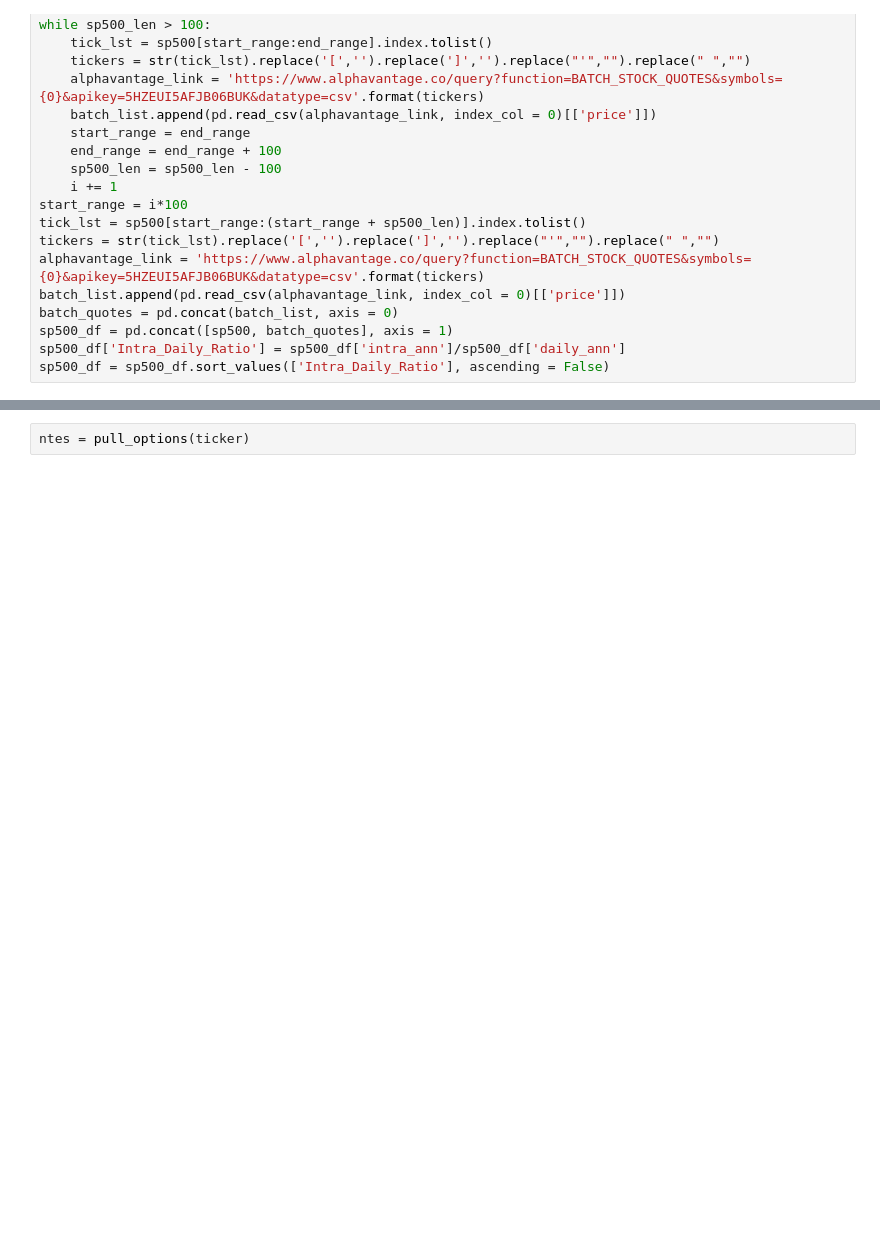
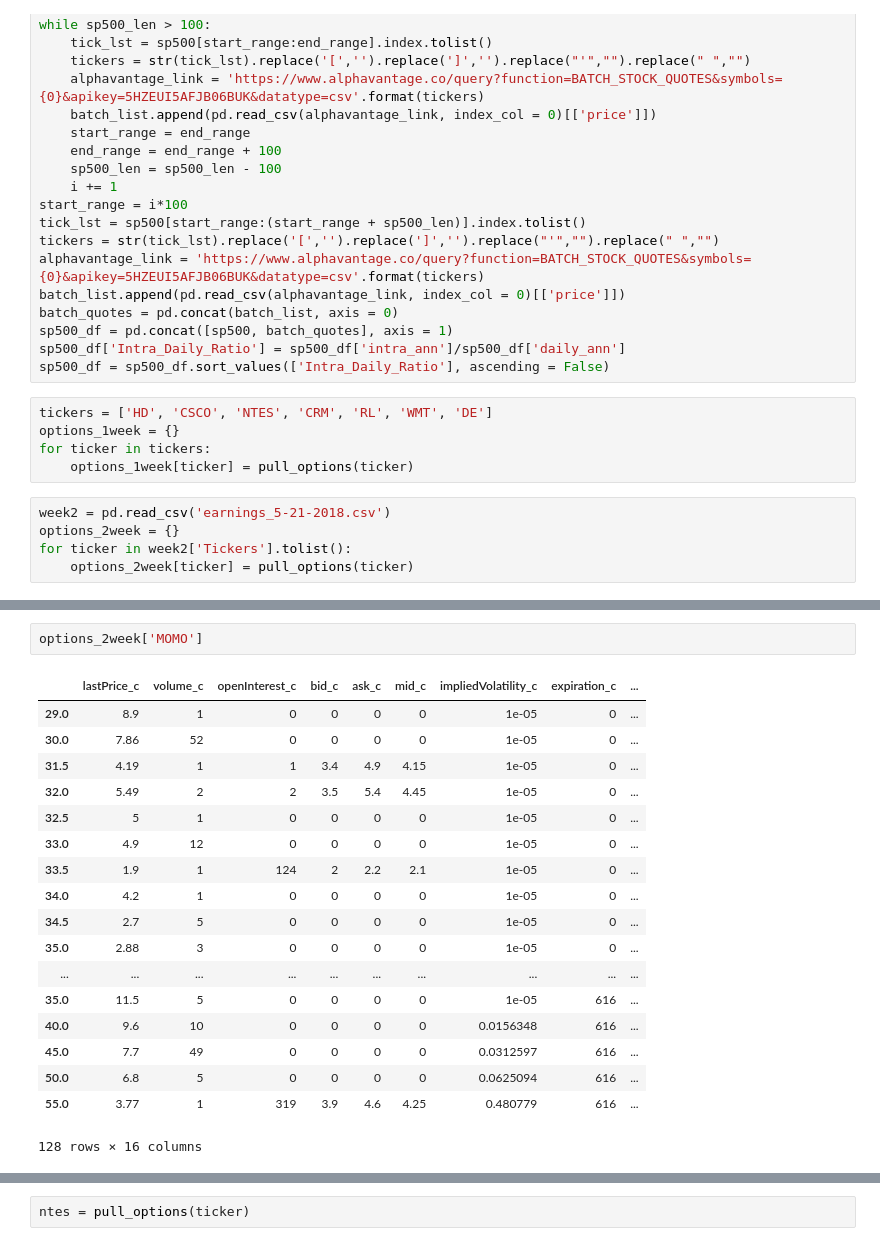
Before and after one commit to auto-d1dact/SPX-Put-Selling, a Jupyter notebook: Live Data Pulling/Day Trading Options - Augen.ipynb, the cells around one changed output, grey strips where cells are left out. Drawn from its saved outputs; the diff is of its cells as text; blank space fills up the shorter version.

Commit message:
updated earning

```diff
--- a/Live Data Pulling/Day Trading Options - Augen.ipynb
+++ b/Live Data Pulling/Day Trading Options - Augen.ipynb
@@ -367,3 +330,13 @@ batch_quotes = pd.concat(batch_list, axis = 0)
 sp500_df = pd.concat([sp500, batch_quotes], axis = 1)
 sp500_df['Intra_Daily_Ratio'] = sp500_df['intra_ann']/sp500_df['daily_ann']
 sp500_df = sp500_df.sort_values(['Intra_Daily_Ratio'], ascending = False)
+# %%
+tickers = ['HD', 'CSCO', 'NTES', 'CRM', 'RL', 'WMT', 'DE']
+options_1week = {}
+for ticker in tickers:
+    options_1week[ticker] = pull_options(ticker)
+# %%
+week2 = pd.read_csv('earnings_5-21-2018.csv')
+options_2week = {}
+for ticker in week2['Tickers'].tolist():
+    options_2week[ticker] = pull_options(ticker)
@@ -369,0 +364,21 @@ sp500_df = sp500_df.sort_values(['Intra_Daily_Ratio'], ascending = False)
+# %%
+options_2week['MOMO']
+# %% [output]
+|  | lastPrice_c | volume_c | openInterest_c | bid_c | ask_c | mid_c | impliedVolatility_c | expiration_c | ... |
+| 29.0 | 8.9 | 1 | 0 | 0 | 0 | 0 | 1e-05 | 0 | ... |
+| 30.0 | 7.86 | 52 | 0 | 0 | 0 | 0 | 1e-05 | 0 | ... |
+| 31.5 | 4.19 | 1 | 1 | 3.4 | 4.9 | 4.15 | 1e-05 | 0 | ... |
+| 32.0 | 5.49 | 2 | 2 | 3.5 | 5.4 | 4.45 | 1e-05 | 0 | ... |
+| 32.5 | 5 | 1 | 0 | 0 | 0 | 0 | 1e-05 | 0 | ... |
+| 33.0 | 4.9 | 12 | 0 | 0 | 0 | 0 | 1e-05 | 0 | ... |
+| 33.5 | 1.9 | 1 | 124 | 2 | 2.2 | 2.1 | 1e-05 | 0 | ... |
+| 34.0 | 4.2 | 1 | 0 | 0 | 0 | 0 | 1e-05 | 0 | ... |
+| 34.5 | 2.7 | 5 | 0 | 0 | 0 | 0 | 1e-05 | 0 | ... |
+| 35.0 | 2.88 | 3 | 0 | 0 | 0 | 0 | 1e-05 | 0 | ... |
+| ... | ... | ... | ... | ... | ... | ... | ... | ... | ... |
+| 35.0 | 11.5 | 5 | 0 | 0 | 0 | 0 | 1e-05 | 616 | ... |
+| 40.0 | 9.6 | 10 | 0 | 0 | 0 | 0 | 0.0156348 | 616 | ... |
+| 45.0 | 7.7 | 49 | 0 | 0 | 0 | 0 | 0.0312597 | 616 | ... |
+| 50.0 | 6.8 | 5 | 0 | 0 | 0 | 0 | 0.0625094 | 616 | ... |
+| 55.0 | 3.77 | 1 | 319 | 3.9 | 4.6 | 4.25 | 0.480779 | 616 | ... |
+128 rows × 16 columns
```
Also changed, not shown: parts of 6 cells of this notebook, 3 other files.
